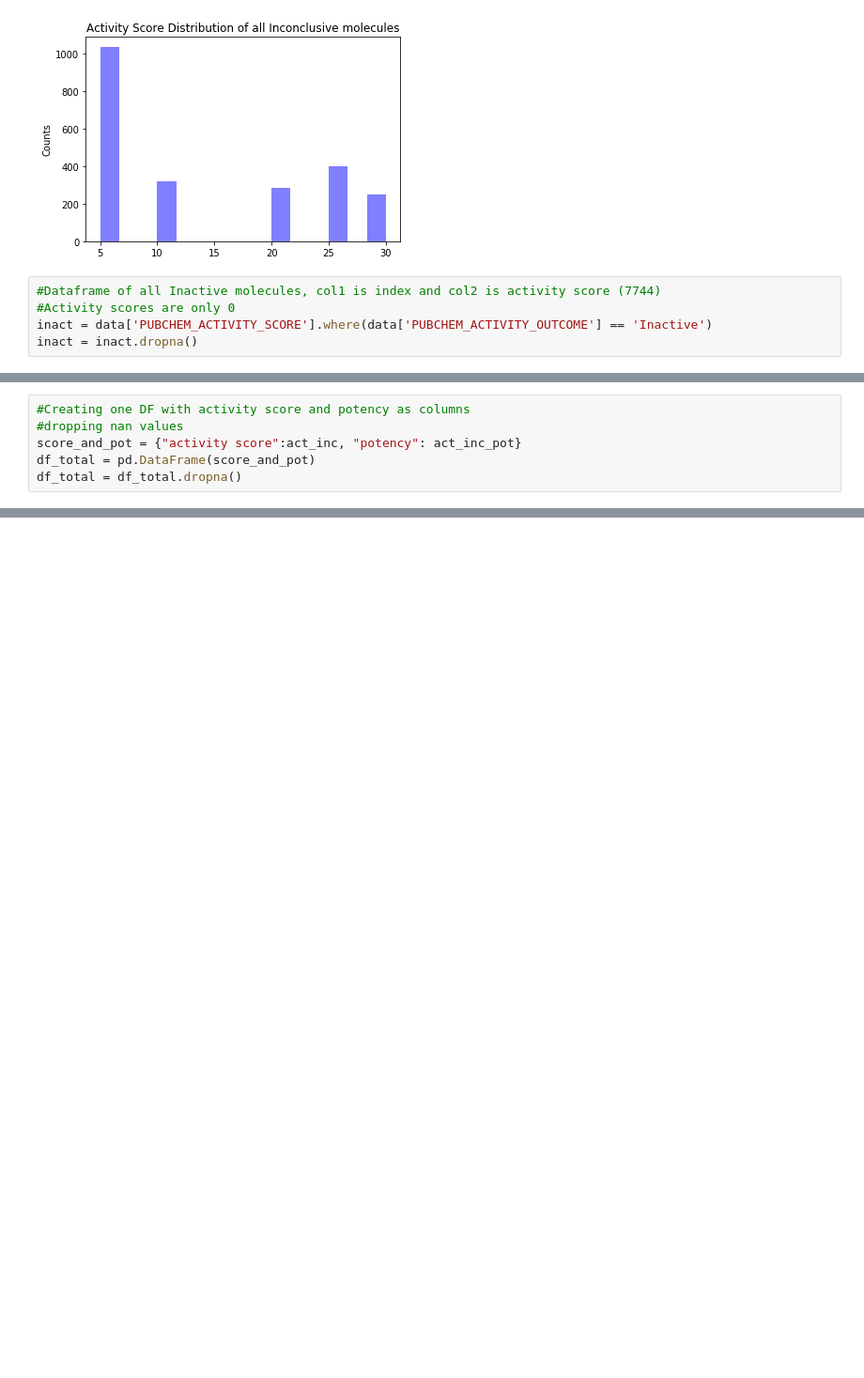
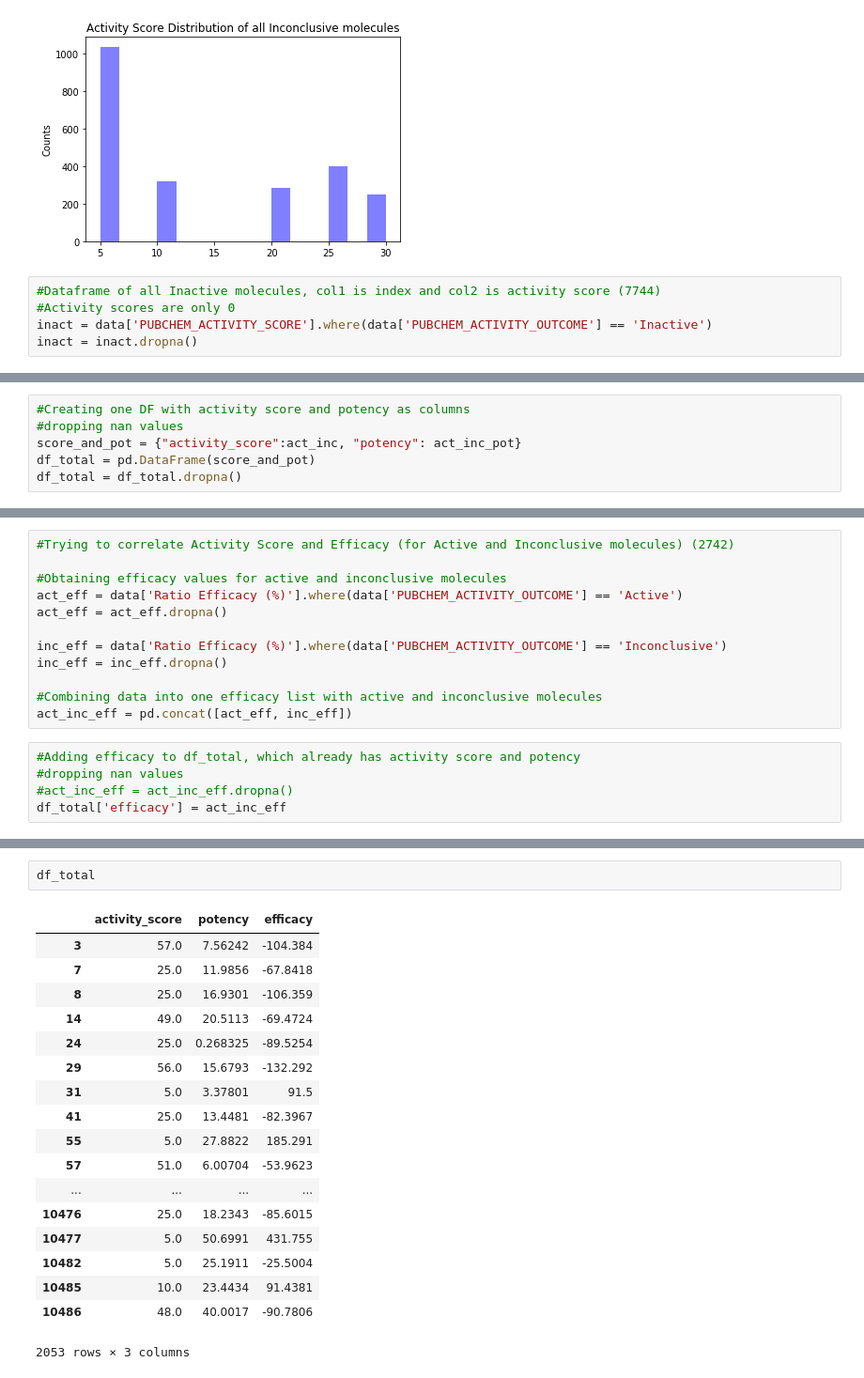
Before and after one commit to shreyasingh1/NCBI, a Jupyter notebook: 6-9-.ipynb, the cells around one changed output, grey strips where cells are left out. Shown at 94% size. Saved outputs shown, nothing was run; the diff lists cells and outputs as text; blank space fills up the shorter version.

```diff
--- a/6-9-.ipynb
+++ b/6-9-.ipynb
@@ -129,6 +147,6 @@ act_inc_pot = pd.concat([act_pot, inc_pot])
 # %%
 #Creating one DF with activity score and potency as columns
 #dropping nan values
-score_and_pot = {"activity score":act_inc, "potency": act_inc_pot}
+score_and_pot = {"activity_score":act_inc, "potency": act_inc_pot}
 df_total = pd.DataFrame(score_and_pot)
 df_total = df_total.dropna()
@@ -144,0 +282,17 @@ plt.show()
+# %%
+#Trying to correlate Activity Score and Efficacy (for Active and Inconclusive molecules) (2742)
+
+#Obtaining efficacy values for active and inconclusive molecules
+act_eff = data['Ratio Efficacy (%)'].where(data['PUBCHEM_ACTIVITY_OUTCOME'] == 'Active')
+act_eff = act_eff.dropna()
+
+inc_eff = data['Ratio Efficacy (%)'].where(data['PUBCHEM_ACTIVITY_OUTCOME'] == 'Inconclusive')
+inc_eff = inc_eff.dropna()
+
+#Combining data into one efficacy list with active and inconclusive molecules
+act_inc_eff = pd.concat([act_eff, inc_eff])
+# %%
+#Adding efficacy to df_total, which already has activity score and potency
+#dropping nan values
+#act_inc_eff = act_inc_eff.dropna()
+df_total['efficacy'] = act_inc_eff
@@ -144,0 +542,21 @@ plt.show()
+# %%
+df_total
+# %% [output]
+|  | activity_score | potency | efficacy |
+| 3 | 57.0 | 7.56242 | -104.384 |
+| 7 | 25.0 | 11.9856 | -67.8418 |
+| 8 | 25.0 | 16.9301 | -106.359 |
+| 14 | 49.0 | 20.5113 | -69.4724 |
+| 24 | 25.0 | 0.268325 | -89.5254 |
+| 29 | 56.0 | 15.6793 | -132.292 |
+| 31 | 5.0 | 3.37801 | 91.5 |
+| 41 | 25.0 | 13.4481 | -82.3967 |
+| 55 | 5.0 | 27.8822 | 185.291 |
+| 57 | 51.0 | 6.00704 | -53.9623 |
+| ... | ... | ... | ... |
+| 10476 | 25.0 | 18.2343 | -85.6015 |
+| 10477 | 5.0 | 50.6991 | 431.755 |
+| 10482 | 5.0 | 25.1911 | -25.5004 |
+| 10485 | 10.0 | 23.4434 | 91.4381 |
+| 10486 | 48.0 | 40.0017 | -90.7806 |
+2053 rows × 3 columns
```
Also changed, not shown: parts of 42 cells of this notebook.
